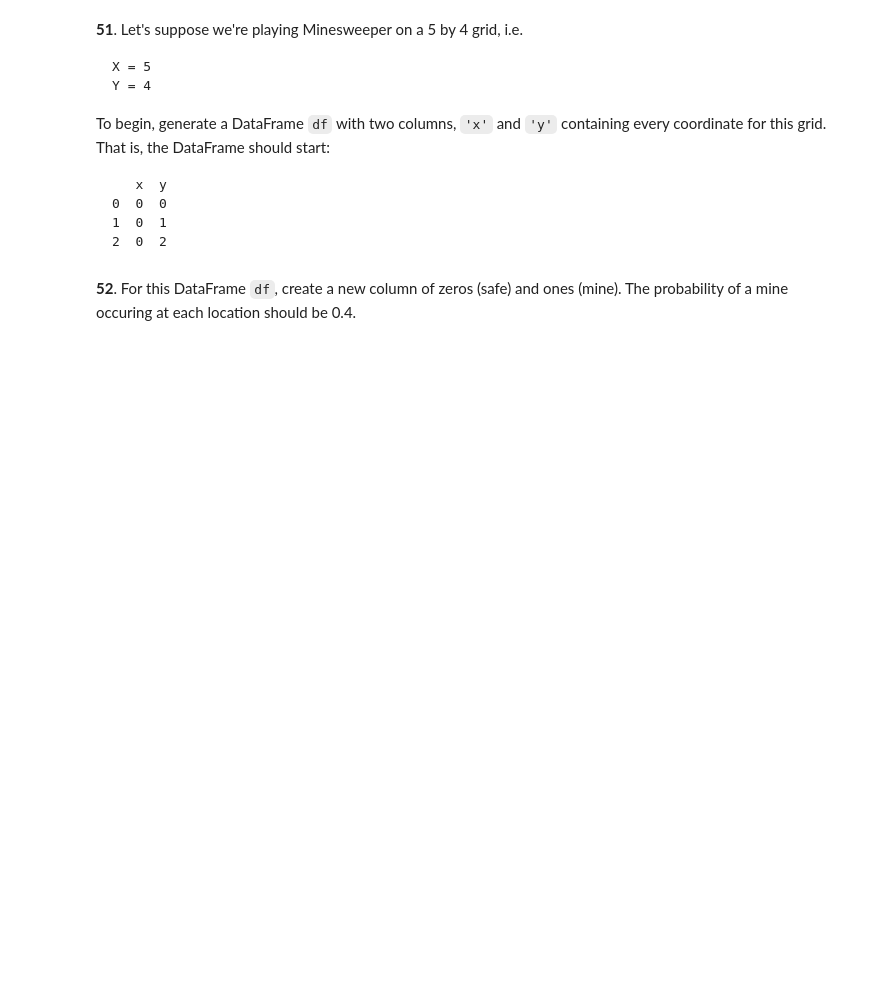
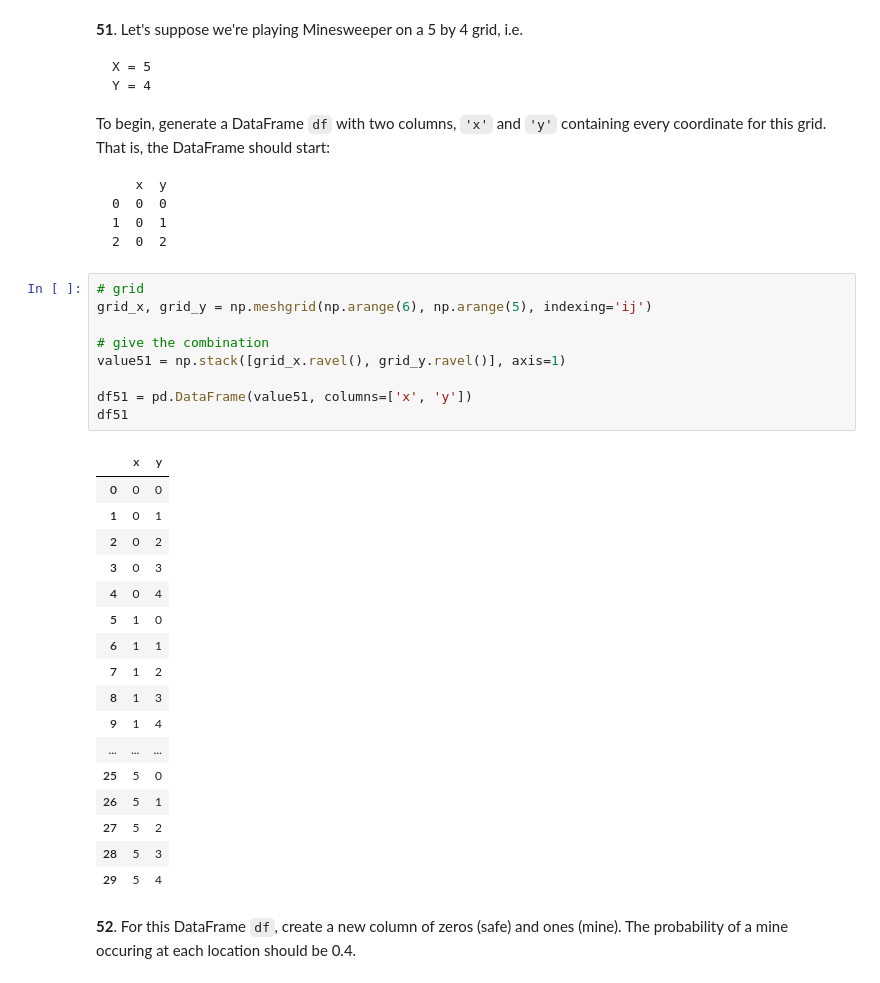
Before and after one commit to julam9/100-Pandas-Puzzles-with-Answers, a Jupyter notebook: 100-pandas-puzzles.ipynb, the cells around one changed output. Drawn from its saved outputs; the diff is of its cells as text; blank space fills up the shorter version.

````diff
--- a/100-pandas-puzzles.ipynb
+++ b/100-pandas-puzzles.ipynb
@@ -862,6 +955,33 @@ To begin, generate a DataFrame `df` with two columns, `'x'` and `'y'` containing
 1  0  1
 2  0  2
 ```
+# %%
+# grid
+grid_x, grid_y = np.meshgrid(np.arange(6), np.arange(5), indexing='ij')
+
+# give the combination
+value51 = np.stack([grid_x.ravel(), grid_y.ravel()], axis=1)
+
+df51 = pd.DataFrame(value51, columns=['x', 'y'])
+df51
+# %% [output]
+|  | x | y |
+| 0 | 0 | 0 |
+| 1 | 0 | 1 |
+| 2 | 0 | 2 |
+| 3 | 0 | 3 |
+| 4 | 0 | 4 |
+| 5 | 1 | 0 |
+| 6 | 1 | 1 |
+| 7 | 1 | 2 |
+| 8 | 1 | 3 |
+| 9 | 1 | 4 |
+| ... | ... | ... |
+| 25 | 5 | 0 |
+| 26 | 5 | 1 |
+| 27 | 5 | 2 |
+| 28 | 5 | 3 |
+| 29 | 5 | 4 |
 # %% [markdown]
 **52**. For this DataFrame `df`, create a new column of zeros (safe) and ones (mine). The probability of a mine occuring at each location should be 0.4.
 # %% [markdown]
````
Also changed, not shown: parts of 9 cells of this notebook.
